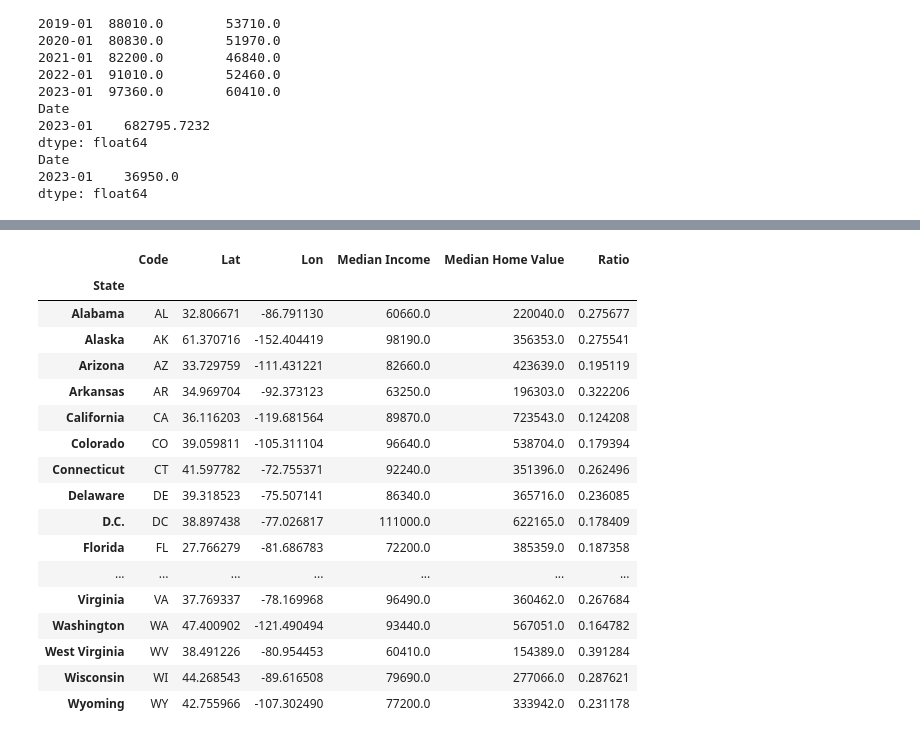
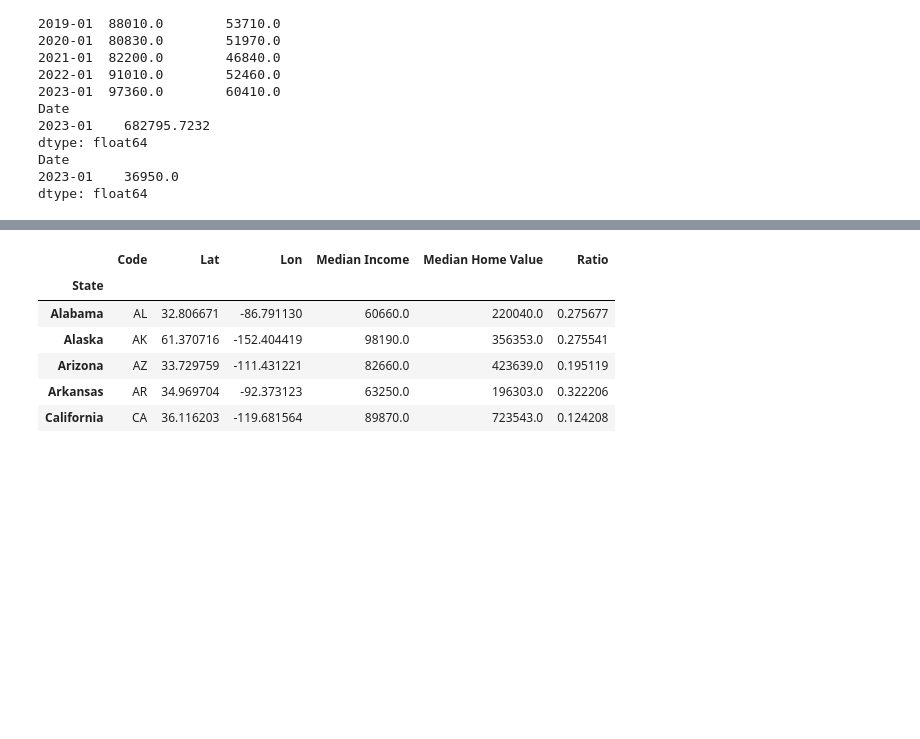
Before and after one commit to d-burke-data/Project_01, a Jupyter notebook: Work_David/Home_Value_vs_Median_Income.ipynb, the cells around one changed output, grey strips where cells are left out. Cells and saved outputs as stored; diff of their text form; code cells hidden in the pictures; blank space fills up the shorter version.

```diff
--- a/Work_David/Home_Value_vs_Median_Income.ipynb
+++ b/Work_David/Home_Value_vs_Median_Income.ipynb
@@ -469,37 +461,26 @@ Saving to: Images/d08_Home_Affordability_Top_Bottom_2004.png
 # %%
 # Calculate home value : income ratios 2023
 
 home_value_income_ratio_2023 = pd.DataFrame()
 home_value_income_ratio_2023.index = inc_column_pair[start_column:end_column][1]
 home_value_income_ratio_2023.index.name = "State"
 home_value_income_ratio_2023['Median Income'] = median_income_df.iloc[-1:,start_column:end_column].squeeze()
 home_value_income_ratio_2023['Median Home Value'] = round(home_value_df.iloc[-1:,start_column:end_column].squeeze(),0)
 home_value_income_ratio_2023['Ratio'] = home_value_income_ratio_2023['Median Income'] / home_value_income_ratio_2023['Median Home Value']
 home_value_income_ratio_2023 = states_df.merge(home_value_income_ratio_2023, on="State")
 
 home_value_income_ratio_2023 = home_value_income_ratio_2023.rename({"District of Columbia": "D.C."})
 ratio_top_5_2023 = home_value_income_ratio_2023.sort_values('Ratio', ascending=False).iloc[0:5,:]
 ratio_bottom_5_2023 = home_value_income_ratio_2023.sort_values('Ratio', ascending=True).iloc[0:5,:]
 ratio_bottom_5_2023 = ratio_bottom_5_2023.sort_values("Ratio", ascending=False)
 
-home_value_income_ratio_2023.head(60)
+home_value_income_ratio_2023.head()
 # %% [output]
 |  | Code | Lat | Lon | Median Income | Median Home Value | Ratio |
 | State |  |  |  |  |  |  |
 | Alabama | AL | 32.806671 | -86.791130 | 60660.0 | 220040.0 | 0.275677 |
 | Alaska | AK | 61.370716 | -152.404419 | 98190.0 | 356353.0 | 0.275541 |
 | Arizona | AZ | 33.729759 | -111.431221 | 82660.0 | 423639.0 | 0.195119 |
 | Arkansas | AR | 34.969704 | -92.373123 | 63250.0 | 196303.0 | 0.322206 |
 | California | CA | 36.116203 | -119.681564 | 89870.0 | 723543.0 | 0.124208 |
-| Colorado | CO | 39.059811 | -105.311104 | 96640.0 | 538704.0 | 0.179394 |
-| Connecticut | CT | 41.597782 | -72.755371 | 92240.0 | 351396.0 | 0.262496 |
-| Delaware | DE | 39.318523 | -75.507141 | 86340.0 | 365716.0 | 0.236085 |
-| D.C. | DC | 38.897438 | -77.026817 | 111000.0 | 622165.0 | 0.178409 |
-| Florida | FL | 27.766279 | -81.686783 | 72200.0 | 385359.0 | 0.187358 |
-| ... | ... | ... | ... | ... | ... | ... |
-| Virginia | VA | 37.769337 | -78.169968 | 96490.0 | 360462.0 | 0.267684 |
-| Washington | WA | 47.400902 | -121.490494 | 93440.0 | 567051.0 | 0.164782 |
-| West Virginia | WV | 38.491226 | -80.954453 | 60410.0 | 154389.0 | 0.391284 |
-| Wisconsin | WI | 44.268543 | -89.616508 | 79690.0 | 277066.0 | 0.287621 |
-| Wyoming | WY | 42.755966 | -107.302490 | 77200.0 | 333942.0 | 0.231178 |
 # %%
```
Also changed, not shown: parts of 25 cells of this notebook, 19 other files.
